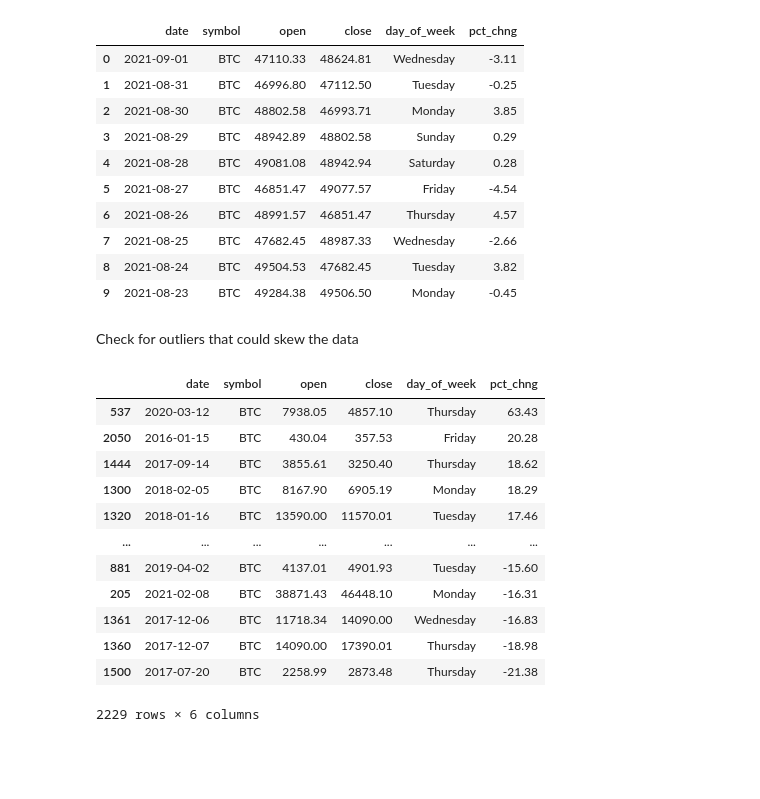
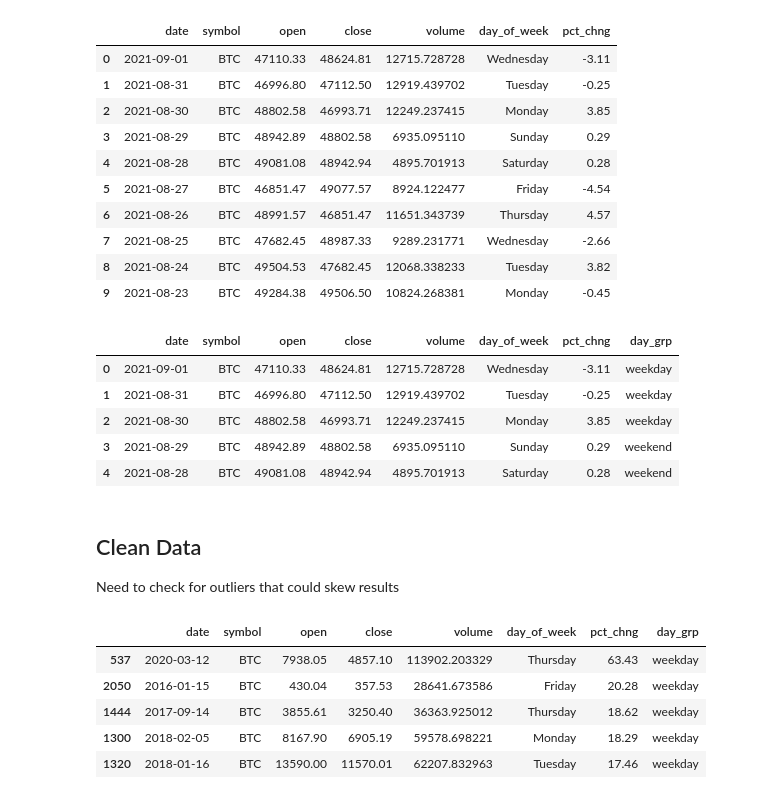
Before and after one commit to gfidanli/crypto-algo-trading, a Jupyter notebook: trading_studies/day_of_week.ipynb, the cells around one changed output. Saved outputs shown, nothing was run; the diff lists cells and outputs as text; code cells hidden in the pictures; blank space fills up the shorter version.

```diff
--- a/trading_studies/day_of_week.ipynb
+++ b/trading_studies/day_of_week.ipynb
@@ -14,9 +20,13 @@ c = conn.cursor()
 # %%
+# Pull historical price data for Bitcoin
 df_btc = pd.read_sql(
     """
-    SELECT date, symbol, open, close
+    SELECT date, symbol, open, close, volume
     FROM coinbase
     WHERE symbol = 'BTC'
     ORDER BY date DESC
     """, conn
 )
+print("BTC price data range:")
+print(df_btc.iloc[-1]['date'])
+print(df_btc.iloc[0]['date'])
@@ -41,33 +56,50 @@ df_btc.head(10)
 # %%
+# Get daily percent change
 df_btc['pct_chng'] = round(((df_btc['open'] - df_btc['close'])/df_btc['close']) * 100,2)
 df_btc.head(10)
 # %% [output]
-|  | date | symbol | open | close | day_of_week | pct_chng |
-| 0 | 2021-09-01 | BTC | 47110.33 | 48624.81 | Wednesday | -3.11 |
-| 1 | 2021-08-31 | BTC | 46996.80 | 47112.50 | Tuesday | -0.25 |
-| 2 | 2021-08-30 | BTC | 48802.58 | 46993.71 | Monday | 3.85 |
-| 3 | 2021-08-29 | BTC | 48942.89 | 48802.58 | Sunday | 0.29 |
-| 4 | 2021-08-28 | BTC | 49081.08 | 48942.94 | Saturday | 0.28 |
-| 5 | 2021-08-27 | BTC | 46851.47 | 49077.57 | Friday | -4.54 |
-| 6 | 2021-08-26 | BTC | 48991.57 | 46851.47 | Thursday | 4.57 |
-| 7 | 2021-08-25 | BTC | 47682.45 | 48987.33 | Wednesday | -2.66 |
-| 8 | 2021-08-24 | BTC | 49504.53 | 47682.45 | Tuesday | 3.82 |
-| 9 | 2021-08-23 | BTC | 49284.38 | 49506.50 | Monday | -0.45 |
+|  | date | symbol | open | close | volume | day_of_week | pct_chng |
+| 0 | 2021-09-01 | BTC | 47110.33 | 48624.81 | 12715.728728 | Wednesday | -3.11 |
+| 1 | 2021-08-31 | BTC | 46996.80 | 47112.50 | 12919.439702 | Tuesday | -0.25 |
+| 2 | 2021-08-30 | BTC | 48802.58 | 46993.71 | 12249.237415 | Monday | 3.85 |
+| 3 | 2021-08-29 | BTC | 48942.89 | 48802.58 | 6935.095110 | Sunday | 0.29 |
+| 4 | 2021-08-28 | BTC | 49081.08 | 48942.94 | 4895.701913 | Saturday | 0.28 |
+| 5 | 2021-08-27 | BTC | 46851.47 | 49077.57 | 8924.122477 | Friday | -4.54 |
+| 6 | 2021-08-26 | BTC | 48991.57 | 46851.47 | 11651.343739 | Thursday | 4.57 |
+| 7 | 2021-08-25 | BTC | 47682.45 | 48987.33 | 9289.231771 | Wednesday | -2.66 |
+| 8 | 2021-08-24 | BTC | 49504.53 | 47682.45 | 12068.338233 | Tuesday | 3.82 |
+| 9 | 2021-08-23 | BTC | 49284.38 | 49506.50 | 10824.268381 | Monday | -0.45 |
+# %%
+# Create weekday/weekend classification
+def get_day_group(day):
+    '''
+    Given a day of the week, output whether it is a weekday or weekend day.
+    '''
+
+    if day in ['Saturday','Sunday']:
+        return 'weekend'
+    else:
+        return 'weekday'
+
+df_btc = df_btc.copy()
+df_btc['day_grp'] = df_btc['day_of_week'].apply(lambda x: get_day_group(x))
+df_btc.head()
+# %% [output]
+|  | date | symbol | open | close | volume | day_of_week | pct_chng | day_grp |
+| 0 | 2021-09-01 | BTC | 47110.33 | 48624.81 | 12715.728728 | Wednesday | -3.11 | weekday |
+| 1 | 2021-08-31 | BTC | 46996.80 | 47112.50 | 12919.439702 | Tuesday | -0.25 | weekday |
+| 2 | 2021-08-30 | BTC | 48802.58 | 46993.71 | 12249.237415 | Monday | 3.85 | weekday |
+| 3 | 2021-08-29 | BTC | 48942.89 | 48802.58 | 6935.095110 | Sunday | 0.29 | weekend |
+| 4 | 2021-08-28 | BTC | 49081.08 | 48942.94 | 4895.701913 | Saturday | 0.28 | weekend |
 # %% [markdown]
-Check for outliers that could skew the data
+## Clean Data
+Need to check for outliers that could skew results
 # %%
-df_btc.sort_values('pct_chng', ascending=False)
+df_btc.sort_values('pct_chng', ascending=False).head()
 # %% [output]
-|  | date | symbol | open | close | day_of_week | pct_chng |
-| 537 | 2020-03-12 | BTC | 7938.05 | 4857.10 | Thursday | 63.43 |
-| 2050 | 2016-01-15 | BTC | 430.04 | 357.53 | Friday | 20.28 |
-| 1444 | 2017-09-14 | BTC | 3855.61 | 3250.40 | Thursday | 18.62 |
-| 1300 | 2018-02-05 | BTC | 8167.90 | 6905.19 | Monday | 18.29 |
-| 1320 | 2018-01-16 | BTC | 13590.00 | 11570.01 | Tuesday | 17.46 |
-| ... | ... | ... | ... | ... | ... | ... |
-| 881 | 2019-04-02 | BTC | 4137.01 | 4901.93 | Tuesday | -15.60 |
-| 205 | 2021-02-08 | BTC | 38871.43 | 46448.10 | Monday | -16.31 |
-| 1361 | 2017-12-06 | BTC | 11718.34 | 14090.00 | Wednesday | -16.83 |
-| 1360 | 2017-12-07 | BTC | 14090.00 | 17390.01 | Thursday | -18.98 |
-| 1500 | 2017-07-20 | BTC | 2258.99 | 2873.48 | Thursday | -21.38 |
+|  | date | symbol | open | close | volume | day_of_week | pct_chng | day_grp |
+| 537 | 2020-03-12 | BTC | 7938.05 | 4857.10 | 113902.203329 | Thursday | 63.43 | weekday |
+| 2050 | 2016-01-15 | BTC | 430.04 | 357.53 | 28641.673586 | Friday | 20.28 | weekday |
+| 1444 | 2017-09-14 | BTC | 3855.61 | 3250.40 | 36363.925012 | Thursday | 18.62 | weekday |
+| 1300 | 2018-02-05 | BTC | 8167.90 | 6905.19 | 59578.698221 | Monday | 18.29 | weekday |
+| 1320 | 2018-01-16 | BTC | 13590.00 | 11570.01 | 62207.832963 | Tuesday | 17.46 | weekday |
-2229 rows × 6 columns
```
Also changed, not shown: parts of 20 cells of this notebook.
